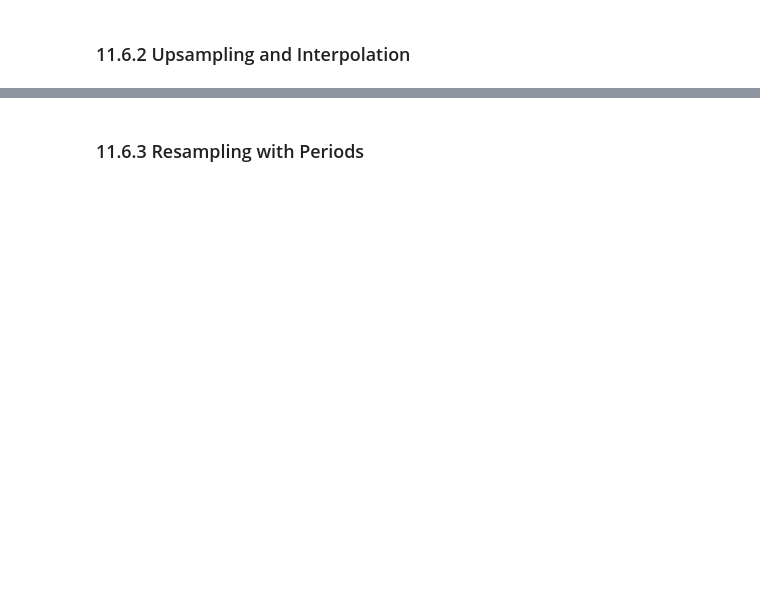
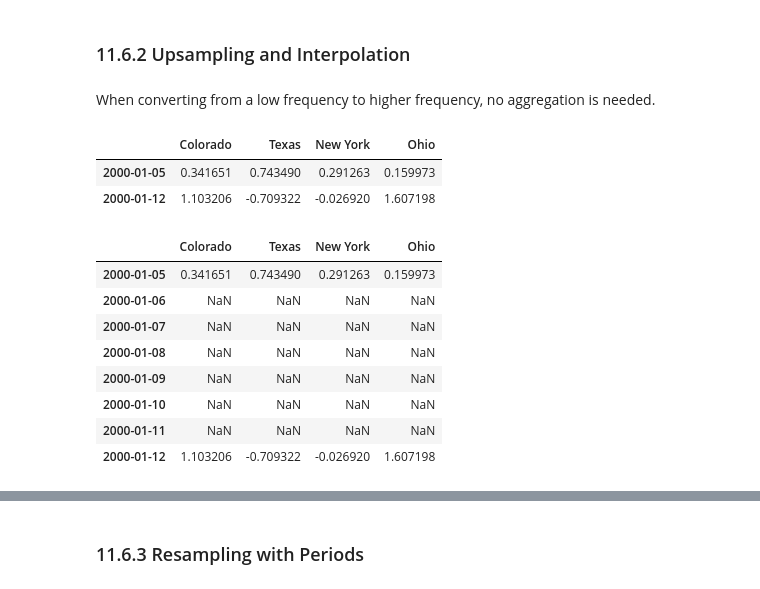
Before and after one commit to brandonbluong/Python-for-Data-Analysis, a Jupyter notebook: 11-Time_Series.ipynb, the cells around one changed output, grey strips where cells are left out. Cells and saved outputs as stored; diff of their text form; code cells hidden in the pictures; blank space fills up the shorter version.

```diff
--- a/11-Time_Series.ipynb
+++ b/11-Time_Series.ipynb
@@ -1106,2 +1221,27 @@ Freq: Q-DEC, Name: infl, Length: 203, dtype: float64
 # %% [markdown]
 ### 11.6.2 Upsampling and Interpolation
+# %% [markdown]
+When converting from a low frequency to higher frequency, no aggregation is needed.
+# %%
+frame = pd.DataFrame(np.random.randn(2, 4),
+                     index=pd.date_range('1/1/2000', periods=2,
+                                         freq='W-WED'),
+                     columns=['Colorado', 'Texas', 'New York', 'Ohio'])
+frame
+# %% [output]
+|  | Colorado | Texas | New York | Ohio |
+| 2000-01-05 | 0.341651 | 0.743490 | 0.291263 | 0.159973 |
+| 2000-01-12 | 1.103206 | -0.709322 | -0.026920 | 1.607198 |
+# %%
+df_daily = frame.resample('D').asfreq()
+df_daily
+# %% [output]
+|  | Colorado | Texas | New York | Ohio |
+| 2000-01-05 | 0.341651 | 0.743490 | 0.291263 | 0.159973 |
+| 2000-01-06 | NaN | NaN | NaN | NaN |
+| 2000-01-07 | NaN | NaN | NaN | NaN |
+| 2000-01-08 | NaN | NaN | NaN | NaN |
+| 2000-01-09 | NaN | NaN | NaN | NaN |
+| 2000-01-10 | NaN | NaN | NaN | NaN |
+| 2000-01-11 | NaN | NaN | NaN | NaN |
+| 2000-01-12 | 1.103206 | -0.709322 | -0.026920 | 1.607198 |
```
Also changed, not shown: parts of 69 cells of this notebook.
